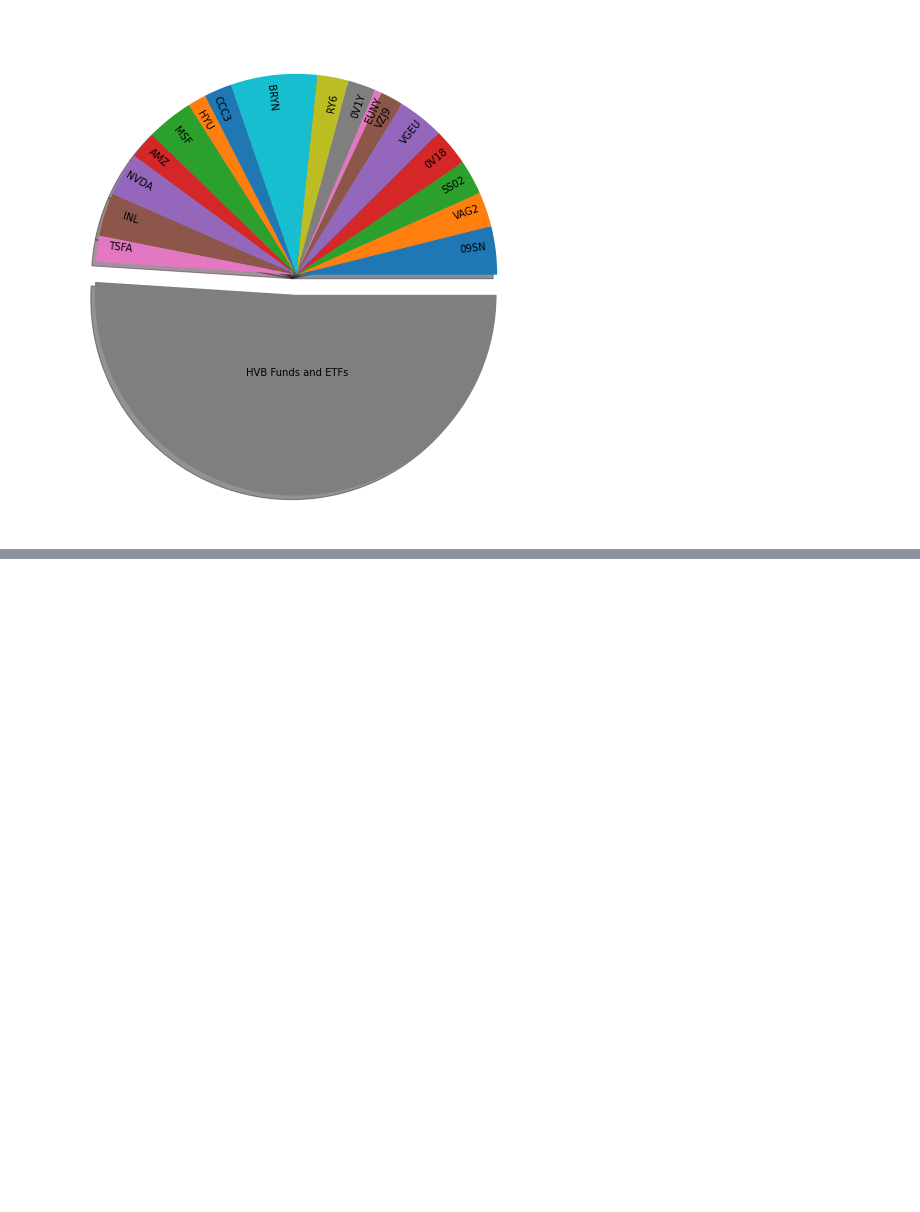
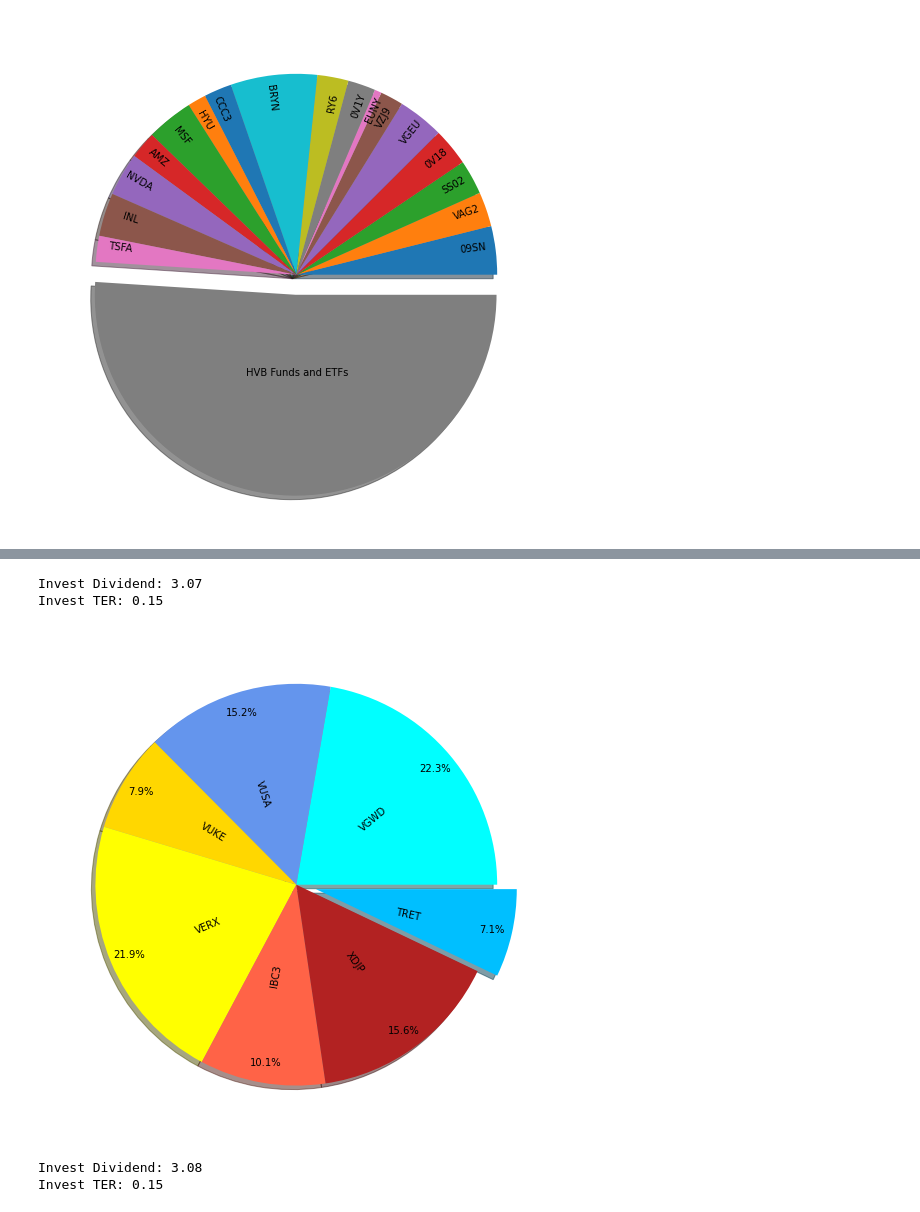
Before and after one commit to NIlS-Z99/Invest-Tool, a Jupyter notebook: invest_balance.ipynb, the cells around one changed output, grey strips where cells are left out. Cells and saved outputs as stored; diff of their text form; code cells hidden in the pictures; blank space fills up the shorter version.

```diff
--- a/invest_balance.ipynb
+++ b/invest_balance.ipynb
@@ -126,0 +164,69 @@ plt.show()
+# %%
+div_invest = [
+ # Global
+ (22.1, 3.71, 0.29),
+ (15.1, 1.37, 0.07),
+ ( 7.8, 4.07, 0.09),
+ (21.7, 2.76, 0.10),
+ (10.8, 2.68, 0.18),
+ (15.5, 3.11, 0.09),
+ # Specific
+ ( 7.0, 5.03, 0.25)
+]
+
+total_win,total_cost = (0,0)
+for triplett in div_invest:
+    total_win+=(triplett[0]/100)*triplett[1]
+    total_cost+=(triplett[0]/100)*triplett[2]
+print("Invest Dividend:",round(total_win,2))
+print("Invest TER:",round(total_cost,2))
+# %% [output]
+Invest Dividend: 3.07
+Invest TER: 0.15
+# %%
+monthly_invest = {
+ # Global
+ "VGWD": 220,  #4
+ "VUSA": 150,  #2
+ "VUKE":  78,  #2
+ "VERX": 216,  #6
+ "IBC3": 100,  #25
+ "XDJP": 154,  #7
+ # Specific
+ "TRET":  70   #2
+}
+amounts = list(monthly_invest.values())
+total = sum(amounts)
+explode = [0]*len(amounts)
+explode[-1] = 0.1
+
+colors=["cyan","cornflowerblue","gold","yellow","tomato","firebrick","deepskyblue"]
+
+plt.figure(0,figsize=(9,12))
+plt.pie(monthly_invest.values(),labels=monthly_invest.keys(),autopct='%1.1f%%',labeldistance=.4,
+        pctdistance=.9, shadow = True, explode=explode, rotatelabels=True, colors=colors)
+plt.show()
+# %% [output]
+[figure, added]
+# %%
+div_invest = [
+ # Global
+ (22.3, 3.71, 0.29),
+ (15.2, 1.37, 0.07),
+ ( 7.9, 4.07, 0.09),
+ (21.9, 2.76, 0.10),
+ (10.1, 2.70, 0.18),
+ (15.6, 3.11, 0.09),
+ # Specific
+ ( 7.1, 5.03, 0.25)
+]
+
+total_win,total_cost = (0,0)
+for triplett in div_invest:
+    total_win+=(triplett[0]/100)*triplett[1]
+    total_cost+=(triplett[0]/100)*triplett[2]
+print("Invest Dividend:",round(total_win,2))
+print("Invest TER:",round(total_cost,2))
+# %% [output]
+Invest Dividend: 3.08
+Invest TER: 0.15
```
Also changed, not shown: parts of 16 cells of this notebook, 3 other files.
